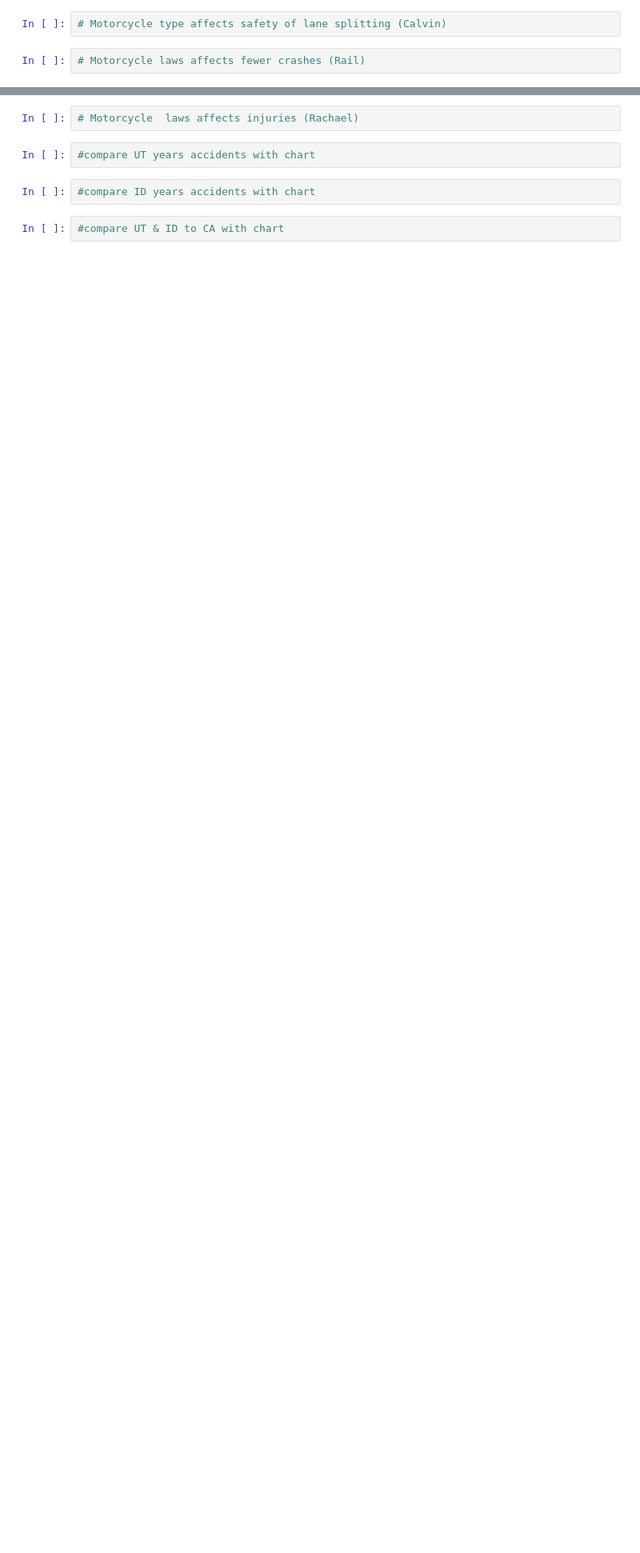
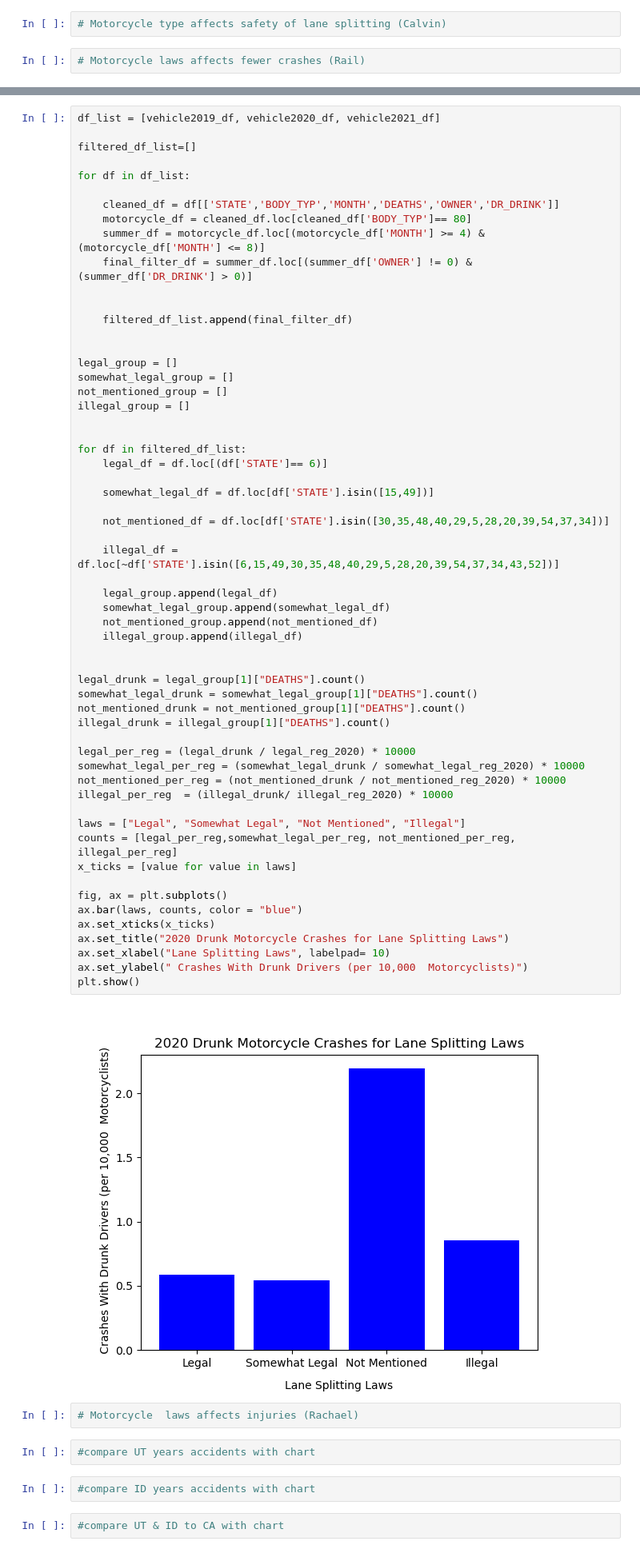
Before and after one commit to CalvinPedigo/Data-Analyst-Project-1, a Jupyter notebook: Notebook_structor.ipynb, the cells around one changed output, grey strips where cells are left out. Shown at 80% size. Cells and saved outputs as stored; diff of their text form; blank space fills up the shorter version.

```diff
--- a/Notebook_structor.ipynb
+++ b/Notebook_structor.ipynb
@@ -221,3 +223,63 @@ plt.show()
+# %%
+df_list = [vehicle2019_df, vehicle2020_df, vehicle2021_df]
+
+filtered_df_list=[]
+
+for df in df_list:
+
+    cleaned_df = df[['STATE','BODY_TYP','MONTH','DEATHS','OWNER','DR_DRINK']]
+    motorcycle_df = cleaned_df.loc[cleaned_df['BODY_TYP']== 80]
+    summer_df = motorcycle_df.loc[(motorcycle_df['MONTH'] >= 4) & (motorcycle_df['MONTH'] <= 8)]
+    final_filter_df = summer_df.loc[(summer_df['OWNER'] != 0) & (summer_df['DR_DRINK'] > 0)]
+
+
+    filtered_df_list.append(final_filter_df)
+
+
+legal_group = []
+somewhat_legal_group = []
+not_mentioned_group = []
+illegal_group = []
+
+
+for df in filtered_df_list:
+    legal_df = df.loc[(df['STATE']== 6)]
+
+    somewhat_legal_df = df.loc[df['STATE'].isin([15,49])]
+
+    not_mentioned_df = df.loc[df['STATE'].isin([30,35,48,40,29,5,28,20,39,54,37,34])]
+
+    illegal_df = df.loc[~df['STATE'].isin([6,15,49,30,35,48,40,29,5,28,20,39,54,37,34,43,52])]
+
+    legal_group.append(legal_df)
+    somewhat_legal_group.append(somewhat_legal_df)
+    not_mentioned_group.append(not_mentioned_df)
+    illegal_group.append(illegal_df)
+
+
+legal_drunk = legal_group[1]["DEATHS"].count()
+somewhat_legal_drunk = somewhat_legal_group[1]["DEATHS"].count()
+not_mentioned_drunk = not_mentioned_group[1]["DEATHS"].count()
+illegal_drunk = illegal_group[1]["DEATHS"].count()
+
+legal_per_reg = (legal_drunk / legal_reg_2020) * 10000
+somewhat_legal_per_reg = (somewhat_legal_drunk / somewhat_legal_reg_2020) * 10000
+not_mentioned_per_reg = (not_mentioned_drunk / not_mentioned_reg_2020) * 10000
+illegal_per_reg  = (illegal_drunk/ illegal_reg_2020) * 10000
+
+laws = ["Legal", "Somewhat Legal", "Not Mentioned", "Illegal"]
+counts = [legal_per_reg,somewhat_legal_per_reg, not_mentioned_per_reg, illegal_per_reg]
+x_ticks = [value for value in laws]
+
+fig, ax = plt.subplots()
+ax.bar(laws, counts, color = "blue")
+ax.set_xticks(x_ticks)
+ax.set_title("2020 Drunk Motorcycle Crashes for Lane Splitting Laws")
+ax.set_xlabel("Lane Splitting Laws", labelpad= 10)
+ax.set_ylabel(" Crashes With Drunk Drivers (per 10,000  Motorcyclists)")
+plt.show()
+# %% [output]
+[figure, added]
 # %%
 # Motorcycle  laws affects injuries (Rachael)
 # %%
```
Also changed, not shown: parts of 5 cells of this notebook, 2 other files.
